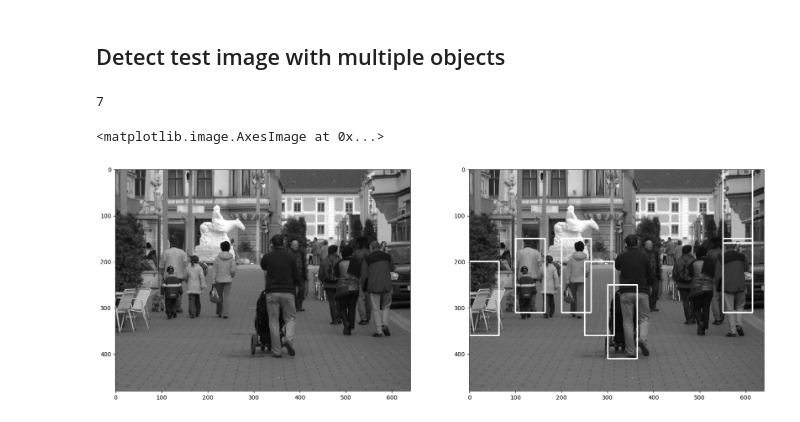
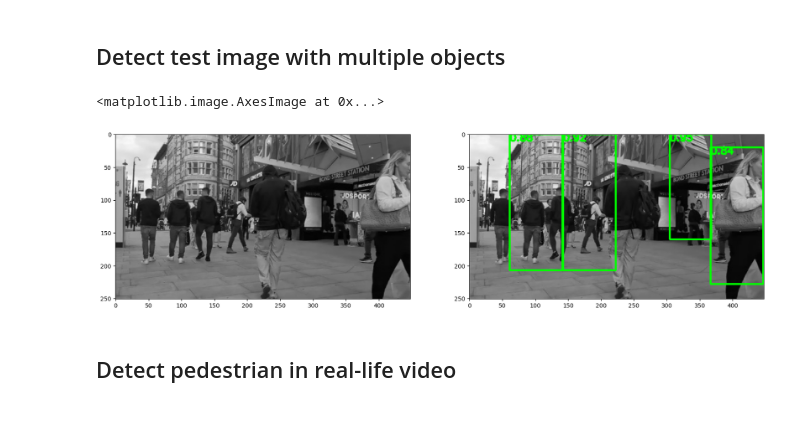
Before and after one commit to Anthony-D11/realtime-pedestrian-detection, a Jupyter notebook: main.ipynb, the cells around one changed output. Cells and saved outputs as stored; diff of their text form; code cells hidden in the pictures.

Commit message:
Multiple changes

```diff
--- a/main.ipynb
+++ b/main.ipynb
@@ -647,32 +848,33 @@ class SURF_transformer():
 
             list_histogram.append(histogram)
         return np.array(list_histogram), _
+
+    def query_features_sub_region(self, original_image, top_left_index, bottom_right_index):
+        sub_image = original_image[top_left_index[0]: bottom_right_index[0]+1, top_left_index[1]: bottom_right_index[1]+1]
+        sub_region_histogram, _ = self.transform([sub_image])
+        return sub_region_histogram[0]
 # %% [markdown]
 ## Extract SURF features from datasets
 # %%
 resave = False
 
-features_train, features_valid, features_test = [], [], []
+features_train, features_valid, features_test = [], []
 
 if resave or not features_available('SURF') or not features_available('SURF_vocab', dataset_name_list=['train']):
     surf = SURF_transformer(hessianThreshold=0, n_clusters=400, vocab_size=1)
     vocab = surf.create_vocab(X_train)
 
     features_train, _ = surf.transform(X_train)
-    features_valid, _ = surf.transform(X_valid)
     features_test, _ = surf.transform(X_test)
 
     save_features('SURF_vocab', 'train', vocab)
     save_features('SURF', 'train', features_train)
-    save_features('SURF', 'valid', features_valid)
     save_features('SURF', 'test', features_test)
 
 SURF_vocab = load_features('SURF_vocab', 'train')
 features_train = load_features('SURF', 'train')
-features_valid = load_features('SURF', 'valid')
 features_test = load_features('SURF', 'test')
 
 print(SURF_vocab.shape)
 print(features_train.shape)
-print(features_valid.shape)
 print(features_test.shape)
@@ -687,7 +884,7 @@ print(features_test.shape)
 from sklearn import svm
 from sklearn.metrics import classification_report
 
-svc_surf = svm.SVC()
+svc_surf = svm.SVC(probability=True, random_state=42)
 
 svc_surf.fit(features_train, y_train)
 y_pred = svc_surf.predict(features_test)
@@ -707,7 +895,7 @@ weighted avg       0.83      0.81      0.81       361
 from sklearn.ensemble import RandomForestClassifier
 from sklearn.metrics import classification_report
 
-rf_surf = RandomForestClassifier()
+rf_surf = RandomForestClassifier(n_estimators=200, criterion='gini', min_samples_split=15, random_state=42)
 
 rf_surf.fit(features_train, y_train)
 y_pred = rf_surf.predict(features_test)
@@ -819,25 +1105,33 @@ class Pedestrian_detection_machine:
 # %%
 import cv2
 import matplotlib.pyplot as plt
 
-multi_object_image = cv2.cvtColor(cv2.imread('./media/multi_object_image.jpg'), cv2.COLOR_BGR2RGB)
+multi_object_image = cv2.cvtColor(cv2.imread(multi_object_image_path), cv2.COLOR_BGR2RGB)
+#multi_object_image = cv2.cvtColor(cv2.imread('test.jpg'), cv2.COLOR_BGR2RGB)
+
 multi_object_image_gray = cv2.cvtColor(multi_object_image, cv2.COLOR_RGB2GRAY)
 
-detection_machine = Pedestrian_detection_machine(input_image_shape, overlap_ratio_threshold=1, scale=1.5, shift_size=50)
-detection_machine.load_model('SVM', 'HOG')
+detection_machine = Pedestrian_detection_machine((input_image_shape[1], input_image_shape[0]), iou_threshold=0.2, down_scale=0.8, shift_size=16)
+detection_machine.load_model('SVM', 'XCS-LBP')
 prediction_boxes = detection_machine.detect(multi_object_image_gray)
 
 detected_multi_object_image_gray = multi_object_image_gray.copy()
+detected_multi_object_image = cv2.cvtColor(detected_multi_object_image_gray, cv2.COLOR_GRAY2BGR)
 
+temp = 0
 for prediction_box in prediction_boxes:
-    detected_multi_object_image_gray = cv2.rectangle(detected_multi_object_image_gray, \
-                                                    prediction_box[0], \
-                                                    prediction_box[1], (255, 0, 0), 2)
-print(len(prediction_boxes))
+    temp += 1
+    #cv2.imwrite(str(temp)+'.jpg', multi_object_image_gray[prediction_box[1][0]: prediction_box[2][0], prediction_box[1][1]: prediction_box[2][1]])
+    detected_multi_object_image = cv2.rectangle(detected_multi_object_image, \
+                                                    (prediction_box[1][1], prediction_box[1][0]), \
+                                                    (prediction_box[2][1], prediction_box[2][0]), (0, 255, 0), 2)
+    cv2.putText(detected_multi_object_image, str(round(prediction_box[0], 2)), (prediction_box[1][1], prediction_box[1][0] + 10), cv2.FONT_HERSHEY_SIMPLEX, 0.5, (0, 255, 0), 2)
+
 fx, (ax1, ax2) = plt.subplots(1, 2, figsize=(20,10))
 ax1.imshow(multi_object_image_gray, cmap='gray')
-ax2.imshow(detected_multi_object_image_gray, cmap='gray')
+ax2.imshow(detected_multi_object_image)
 # %% [output]
-7
+<matplotlib.image.AxesImage at 0x...>
-<matplotlib.image.AxesImage at 0x...>
-[figure, old version]
+[figure, new version]
+# %% [markdown]
+## Detect pedestrian in real-life video
```
Also changed, not shown: parts of 41 cells of this notebook, 1 other file.
